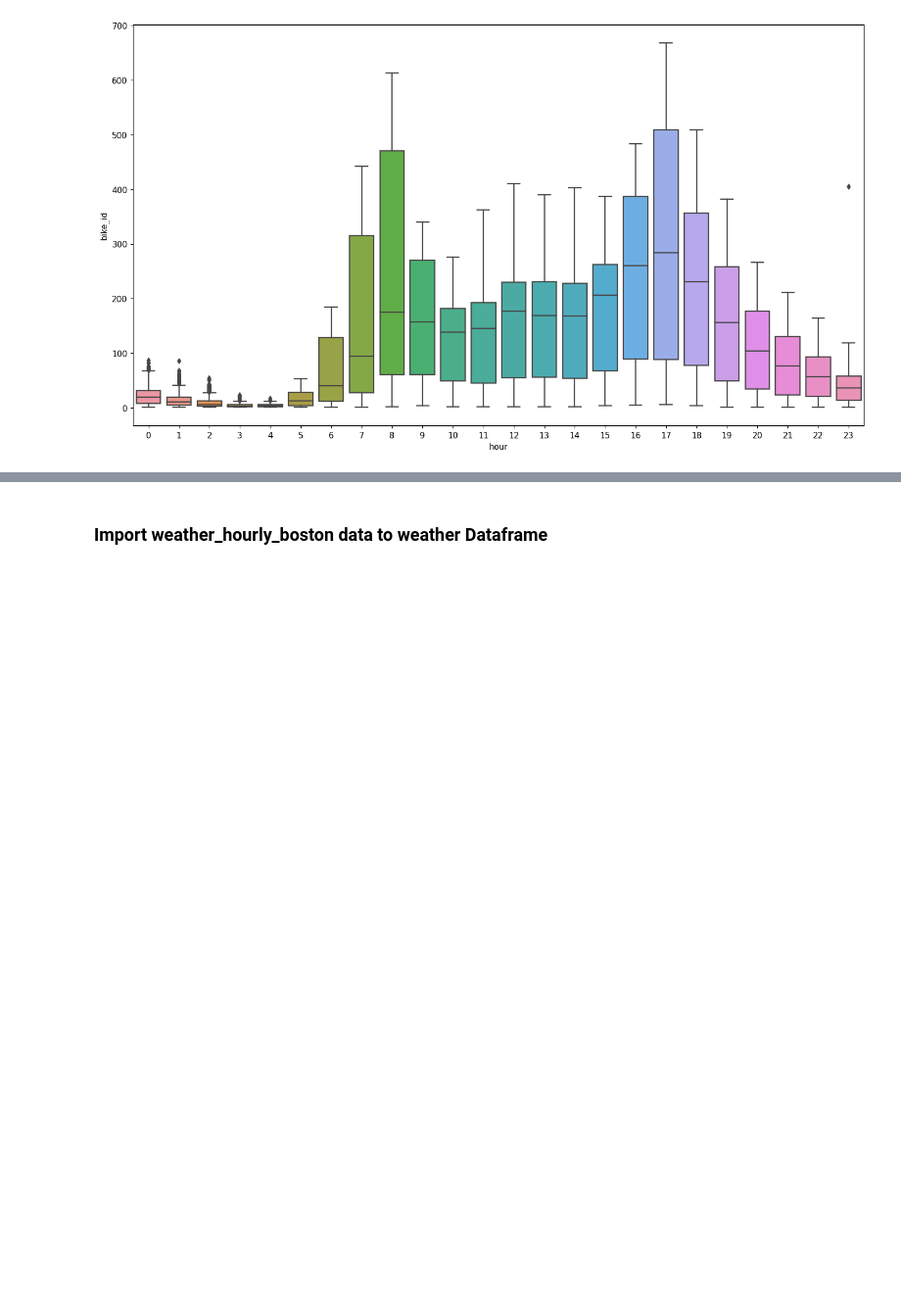
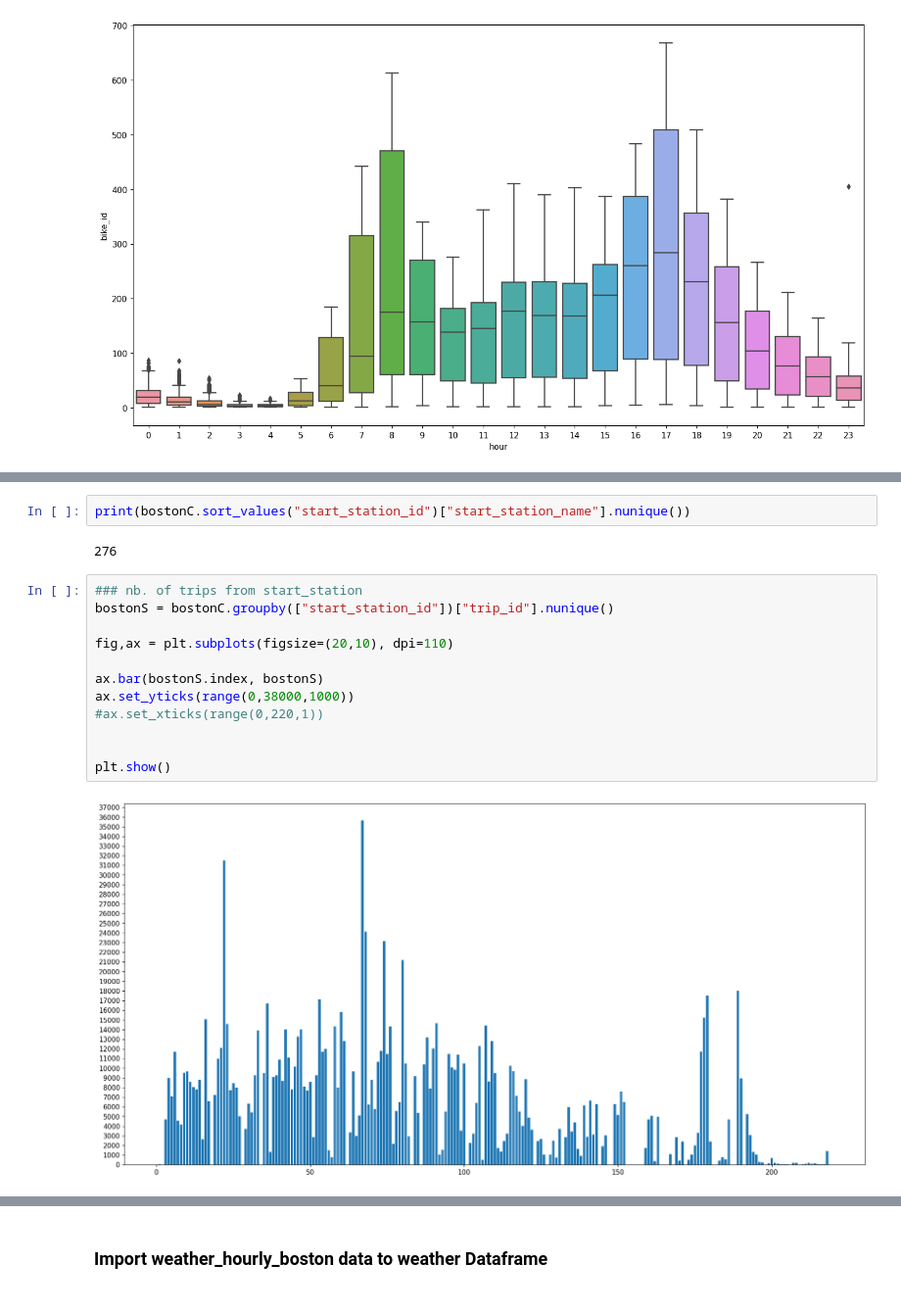
Before and after one commit to Timo-Heller/DSML-MMA_TEE, a Jupyter notebook: assignment.ipynb, the cells around one changed output, grey strips where cells are left out. Shown at 98% size. Saved outputs shown, nothing was run; the diff lists cells and outputs as text; blank space fills up the shorter version.

```diff
--- a/assignment.ipynb
+++ b/assignment.ipynb
@@ -509,0 +593,18 @@ plt.show()
+# %%
+print(bostonC.sort_values("start_station_id")["start_station_name"].nunique())
+# %% [output]
+276
+# %%
+### nb. of trips from start_station
+bostonS = bostonC.groupby(["start_station_id"])["trip_id"].nunique()
+
+fig,ax = plt.subplots(figsize=(20,10), dpi=110)
+
+ax.bar(bostonS.index, bostonS)
+ax.set_yticks(range(0,38000,1000))
+#ax.set_xticks(range(0,220,1))
+
+
+plt.show()
+# %% [output]
+[figure, added]
```
Also changed, not shown: parts of 23 cells of this notebook.
